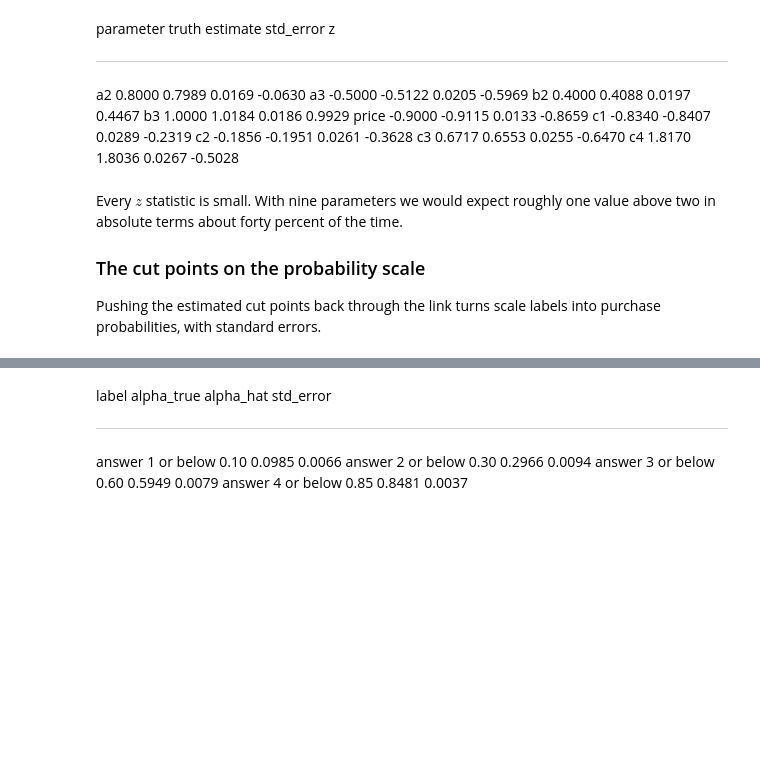
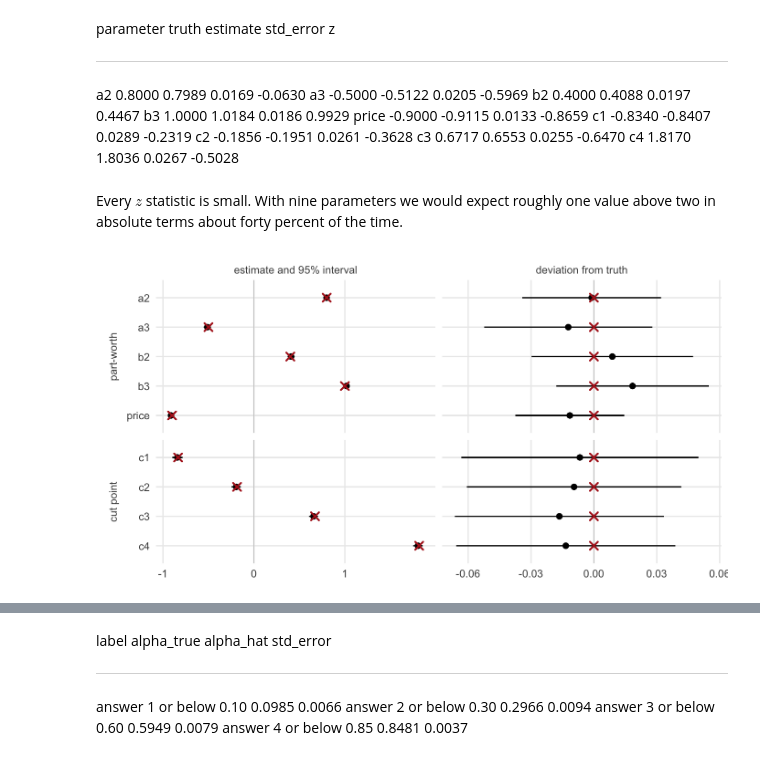
Before and after one commit to dyavorsky/ordinalDualresponse_paper, a Jupyter notebook: notebooks/01-the-model-and-likelihood.embed.ipynb, the cells around one changed output, grey strips where cells are left out. Saved outputs shown, nothing was run; the diff lists cells and outputs as text; code cells hidden in the pictures; blank space fills up the shorter version.

```diff
--- a/notebooks/01-the-model-and-likelihood.embed.ipynb
+++ b/notebooks/01-the-model-and-likelihood.embed.ipynb
@@ -239,7 +249,10 @@ par_to_cut <- function(par, P, W) {
   if (W == 2) return(par[P + 1])
   par[P + 1] + c(0, cumsum(exp(par[(P + 2):(P + W - 1)])))
 }
+
 cut_to_par <- function(cut) c(cut[1], log(diff(cut)))
+
+row_max <- function(M) do.call(pmax, as.data.frame(M))
 
 negloglik <- function(par, dat) {
   design <- dat$design
@@ -251,17 +264,17 @@ negloglik <- function(par, dat) {
   beta <- par[1:P]
   cut  <- par_to_cut(par, P, W)
 
-  V     <- matrix(design$X %*% beta, nrow = n, ncol = J, byrow = TRUE)
-  m     <- do.call(pmax, as.data.frame(V))     # row maxima
-  logS  <- m + log(rowSums(exp(V - m)))        # log inclusive value
+  V    <- matrix(design$X %*% beta, nrow = n, ncol = J, byrow = TRUE)
+  m    <- row_max(V)                          # row maxima
+  mubar <- m + log(rowSums(exp(V - m)))        # log inclusive value
 
   # First response: multinomial logit log-probability of the chosen profile.
-  ll_choice <- V[cbind(seq_len(n), dat$jstar)] - logS
+  ll_choice <- V[cbind(seq_len(n), dat$jstar)] - mubar
 
   # Second response: difference of Gumbel CDFs at the standardized cut points.
   caug <- c(-Inf, cut, Inf)
-  lo <- caug[dat$y]      - logS
-  hi <- caug[dat$y + 1L] - logS
+  lo <- caug[dat$y]      - mubar
+  hi <- caug[dat$y + 1L] - mubar
   p_ord <- exp(-exp(-hi)) - exp(-exp(-lo))
 
   -(sum(ll_choice) + sum(log(pmax(p_ord, 1e-312))))
@@ -275,7 +288,7 @@ Starting values: $\beta = 0$, and cut points backed out of the observed category
 # %%
 #| label: fit
 
-fit_modelA <- function(dat) {
+fit_dual_ordinal <- function(dat) {
   P <- dat$design$P
   W <- dat$W
 
@@ -308,7 +321,7 @@ fit_modelA <- function(dat) {
        par = opt$par)
 }
 
-fit <- fit_modelA(dat)
+fit <- fit_dual_ordinal(dat)
 cat("converged:", fit$convergence == 0, "\n")
 # %% [output]
 converged: TRUE
@@ -339,7 +352,48 @@ knitr::kable(recovery, digits = 4)
   c4             1.8170     1.8036      0.0267   -0.5028
 # %% [markdown]
 Every $z$ statistic is small. With nine parameters we would expect roughly one value above two in absolute terms about forty percent of the time.
-
-### The cut points on the probability scale
-
-Pushing the estimated cut points back through the link turns scale labels into purchase probabilities, with standard errors.
+# %%
+#| label: fig-recovery
+#| fig-cap: "Recovery of all nine parameters. Dots and bars are the estimate and its 95% confidence interval; red crosses mark the truth. The right panel repeats the intervals centred on the truth, since at 20,000 tasks they are only two to four percent of the left panel's range and would otherwise be hidden behind the markers."
+#| fig-width: 7.2
+#| fig-height: 3.8
+
+suppressMessages(library(ggplot2))
+
+base <- transform(
+  recovery,
+  parameter = factor(recovery$parameter, levels = rev(recovery$parameter)),
+  kind = factor(rep(c("part-worth", "cut point"), c(length(beta_true), W - 1)),
+                levels = c("part-worth", "cut point"))
+)
+
+# Two views of the same fit: the natural scale, and the deviation scale where
+# the intervals are wide enough to read.
+long <- rbind(
+  transform(base, panel = "estimate and 95% interval",
+            x  = estimate,
+            lo = estimate - 1.96 * std_error,
+            hi = estimate + 1.96 * std_error,
+            ref = truth),
+  transform(base, panel = "deviation from truth",
+            x  = estimate - truth,
+            lo = estimate - truth - 1.96 * std_error,
+            hi = estimate - truth + 1.96 * std_error,
+            ref = 0)
+)
+long$panel <- factor(long$panel,
+                     levels = c("estimate and 95% interval", "deviation from truth"))
+
+ggplot(long, aes(y = parameter)) +
+  geom_vline(xintercept = 0, linewidth = 0.3, colour = "grey78") +
+  geom_pointrange(aes(x = x, xmin = lo, xmax = hi), size = 0.3, linewidth = 0.5) +
+  geom_point(aes(x = ref), shape = 4, size = 2.3, stroke = 1.1, colour = "firebrick") +
+  facet_grid(kind ~ panel, scales = "free", space = "free_y", switch = "y") +
+  labs(x = NULL, y = NULL) +
+  theme_minimal(base_size = 11) +
+  theme(panel.grid.minor = element_blank(),
+        strip.placement = "outside",
+        strip.text.y.left = element_text(angle = 90, colour = "grey30"),
+        strip.text.x = element_text(colour = "grey30"))
+# %% [output]
+[figure, added]
```
Also changed, not shown: parts of 9 cells of this notebook, 38 other files.
